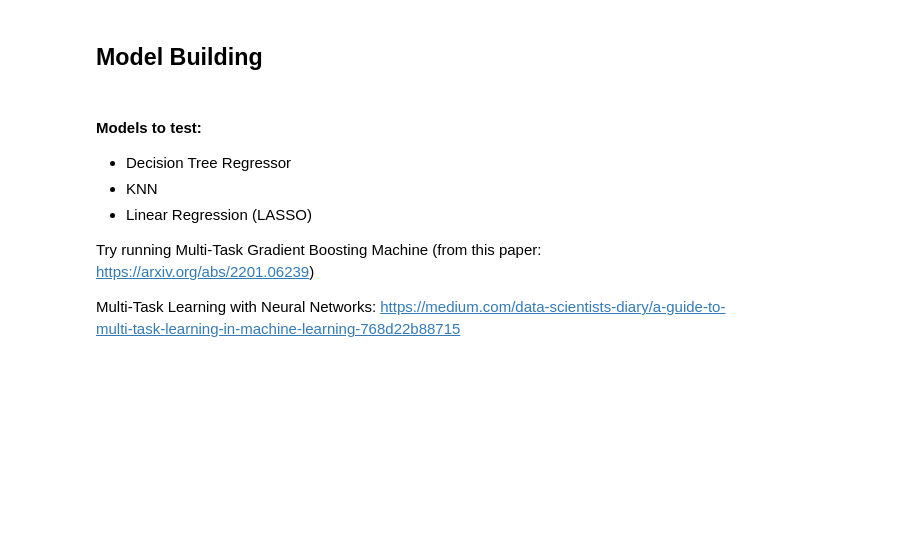
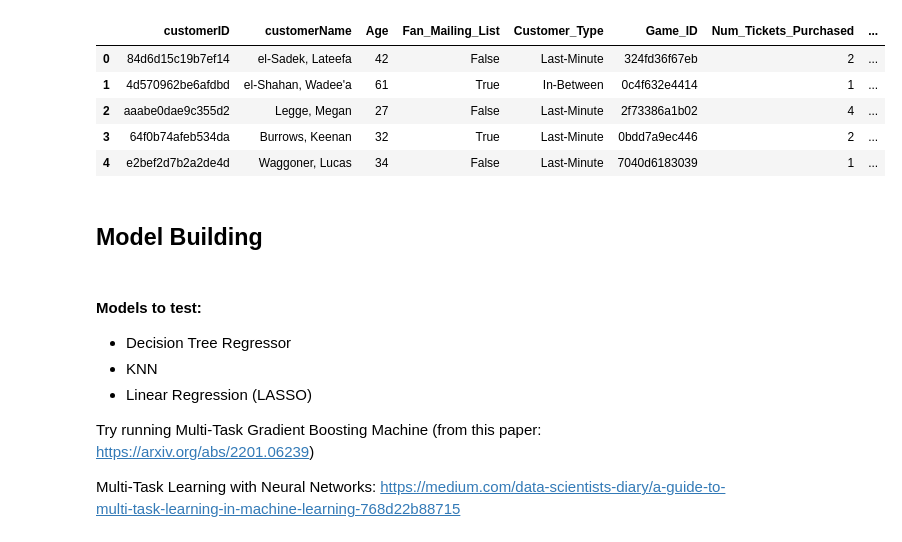
Before and after one commit to PRESTONKOU12/daen400_casestudies, a Jupyter notebook: 02_Basketball-Tickets-GSW/model-design.ipynb, the cells around one changed output. Saved outputs shown, nothing was run; the diff lists cells and outputs as text; code cells hidden in the pictures; blank space fills up the shorter version.

```diff
--- a/02_Basketball-Tickets-GSW/model-design.ipynb
+++ b/02_Basketball-Tickets-GSW/model-design.ipynb
@@ -33,7 +33,14 @@ def preprocess_dataframe(df_orig):
 
 DATA = preprocess_dataframe(DATA_ORIGINAL)
 # %%
-#DATA.head()
+DATA.head()
+# %% [output]
+|  | customerID | customerName | Age | Fan_Mailing_List | Customer_Type | Game_ID | Num_Tickets_Purchased | ... |
+| 0 | 84d6d15c19b7ef14 | el-Sadek, Lateefa | 42 | False | Last-Minute | 324fd36f67eb | 2 | ... |
+| 1 | 4d570962be6afdbd | el-Shahan, Wadee'a | 61 | True | In-Between | 0c4f632e4414 | 1 | ... |
+| 2 | aaabe0dae9c355d2 | Legge, Megan | 27 | False | Last-Minute | 2f73386a1b02 | 4 | ... |
+| 3 | 64f0b74afeb534da | Burrows, Keenan | 32 | True | Last-Minute | 0bdd7a9ec446 | 2 | ... |
+| 4 | e2bef2d7b2a2de4d | Waggoner, Lucas | 34 | False | Last-Minute | 7040d6183039 | 1 | ... |
 # %% [markdown]
 ## Model Building
 # %% [markdown]
```
Also changed, not shown: parts of 1 cell of this notebook, 1 other file.
